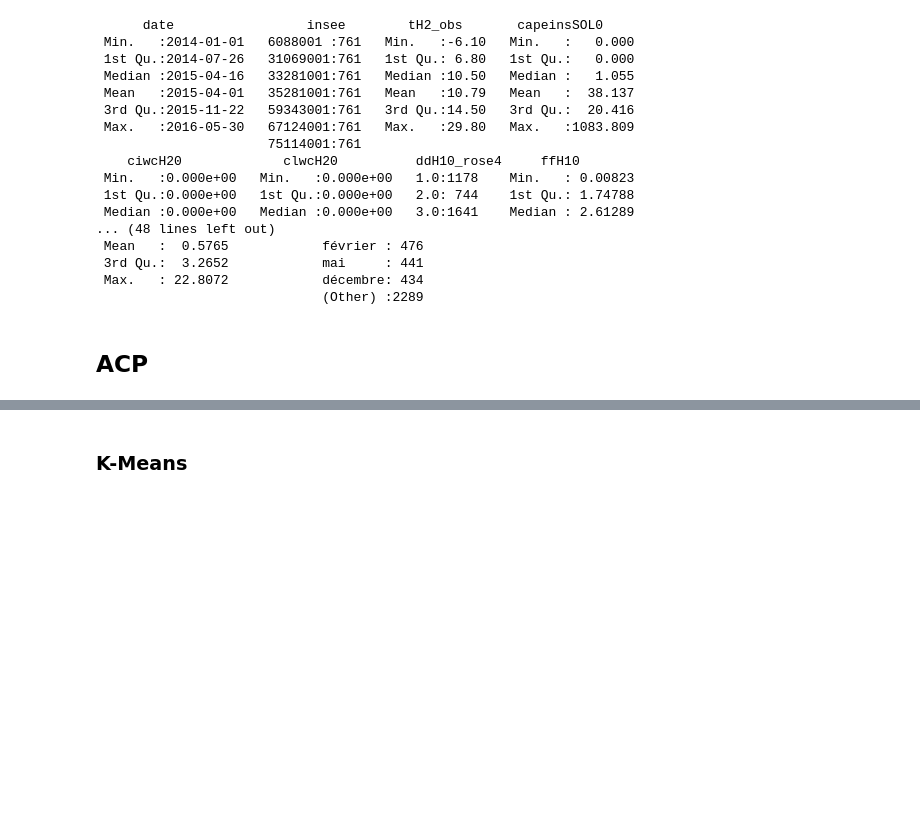
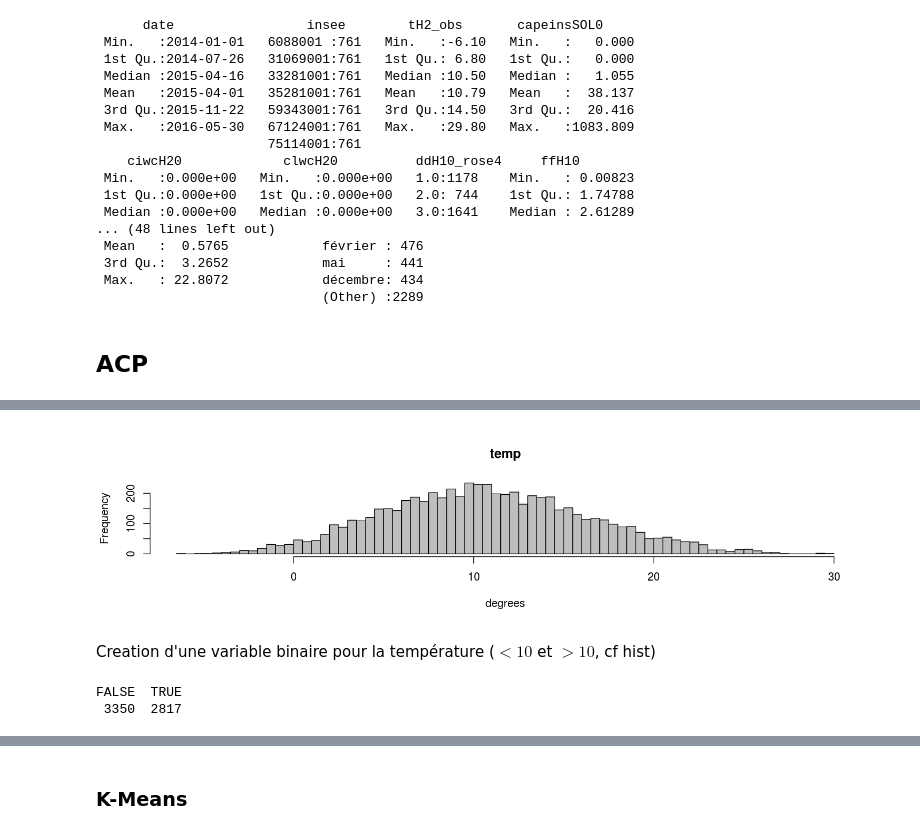
Before and after one commit to CangelosiQ/Defi, a Jupyter notebook: Data_Analysis_R.ipynb, the cells around one changed output, grey strips where cells are left out. Cells and saved outputs as stored; diff of their text form; code cells hidden in the pictures; blank space fills up the shorter version.

```diff
--- a/Data_Analysis_R.ipynb
+++ b/Data_Analysis_R.ipynb
@@ -283,0 +285,14 @@ ERROR: Error in cov.wt(z): 'x' must contain finite values only
+# %%
+df_wo_label = meteo_quanti[,-1]
+y = data.frame(temp=meteo_quanti[,1])
+hist(y[,1],main=colnames(y),xlab='degrees',breaks=100,col='grey')
+# %% [output]
+[figure, added]
+# %% [markdown]
+Creation d'une variable binaire pour la température ($<10$ et $>10$, cf hist)
+# %%
+y[,"temp_classe"]=as.factor(y[,"temp"]<10)
+summary(y$temp_classe)
+# %% [output]
+FALSE  TRUE
+ 3350  2817
```
Also changed, not shown: parts of 17 cells of this notebook.
